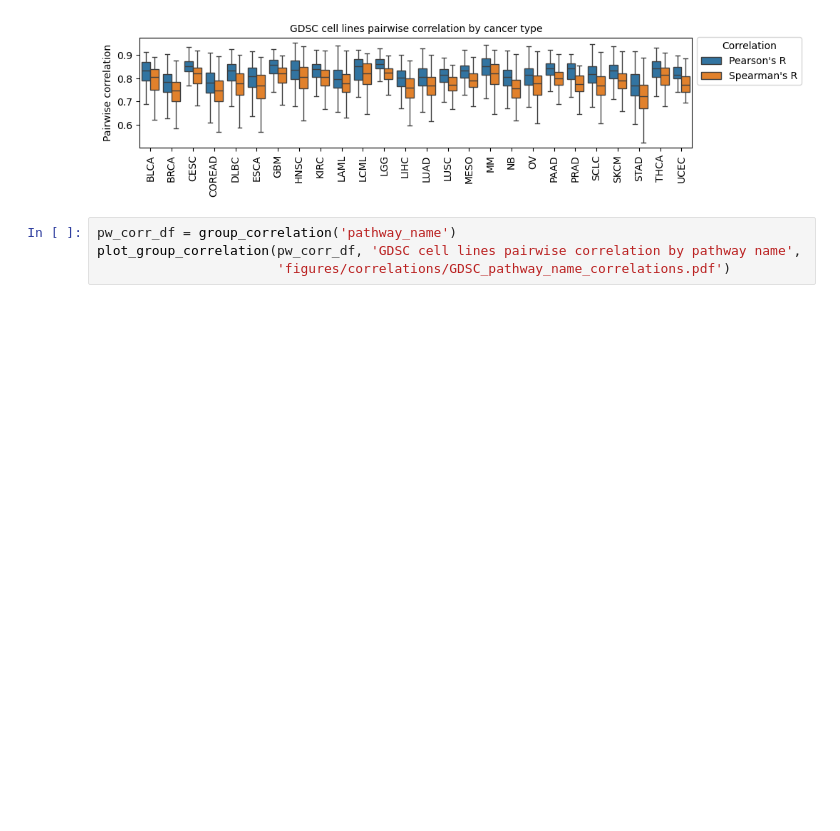
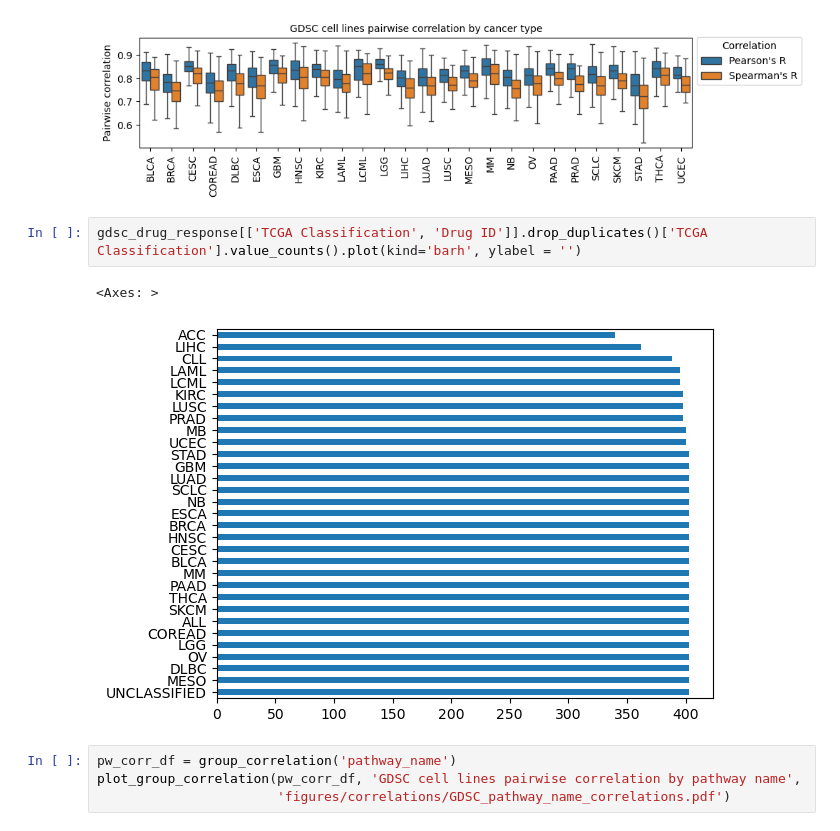
Before and after one commit to UroGenus/GDSC_Pancreatic_study, a Jupyter notebook: compute_correlation.ipynb, the cells around one changed output. Saved outputs shown, nothing was run; the diff lists cells and outputs as text; blank space fills up the shorter version.

```diff
--- a/compute_correlation.ipynb
+++ b/compute_correlation.ipynb
@@ -282,6 +282,11 @@ plot_group_correlation(ct_corr_df, 'GDSC cell lines pairwise correlation by canc
                        'figures/correlations/GDSC_cancer_type_correlations.pdf')
 # %% [output]
 [figure]
+# %%
+gdsc_drug_response[['TCGA Classification', 'Drug ID']].drop_duplicates()['TCGA Classification'].value_counts().plot(kind='barh', ylabel = '')
+# %% [output]
+<Axes: >
+[figure, added]
 # %%
 pw_corr_df = group_correlation('pathway_name')
 plot_group_correlation(pw_corr_df, 'GDSC cell lines pairwise correlation by pathway name',
```
Also changed, not shown: 15 other files.
